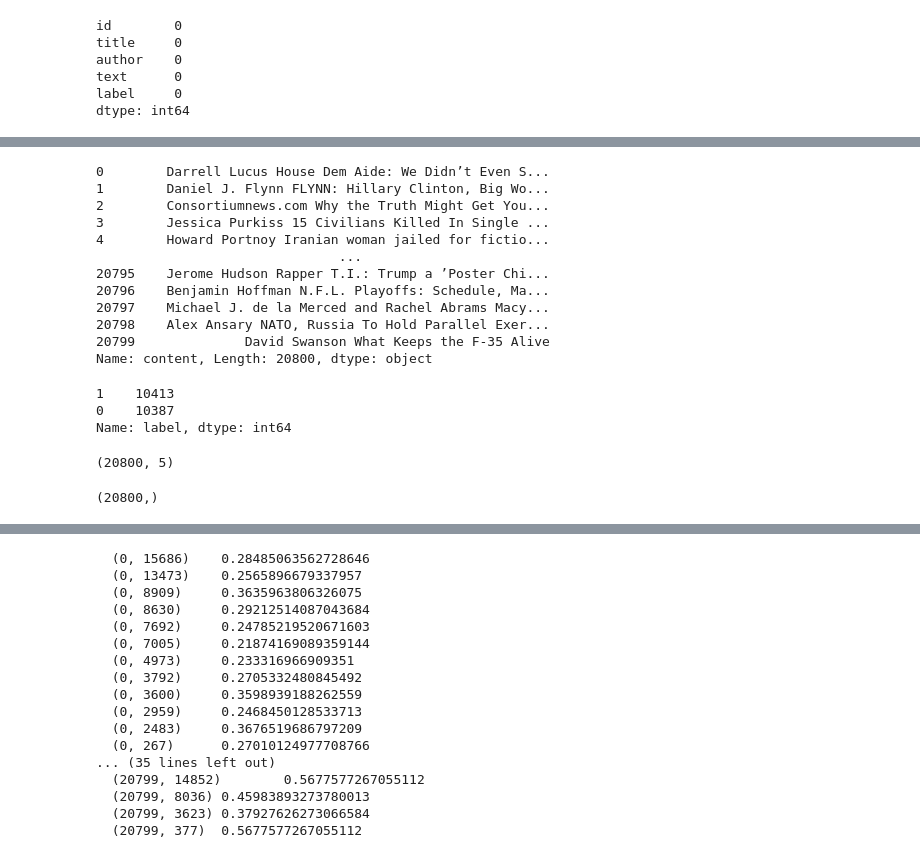
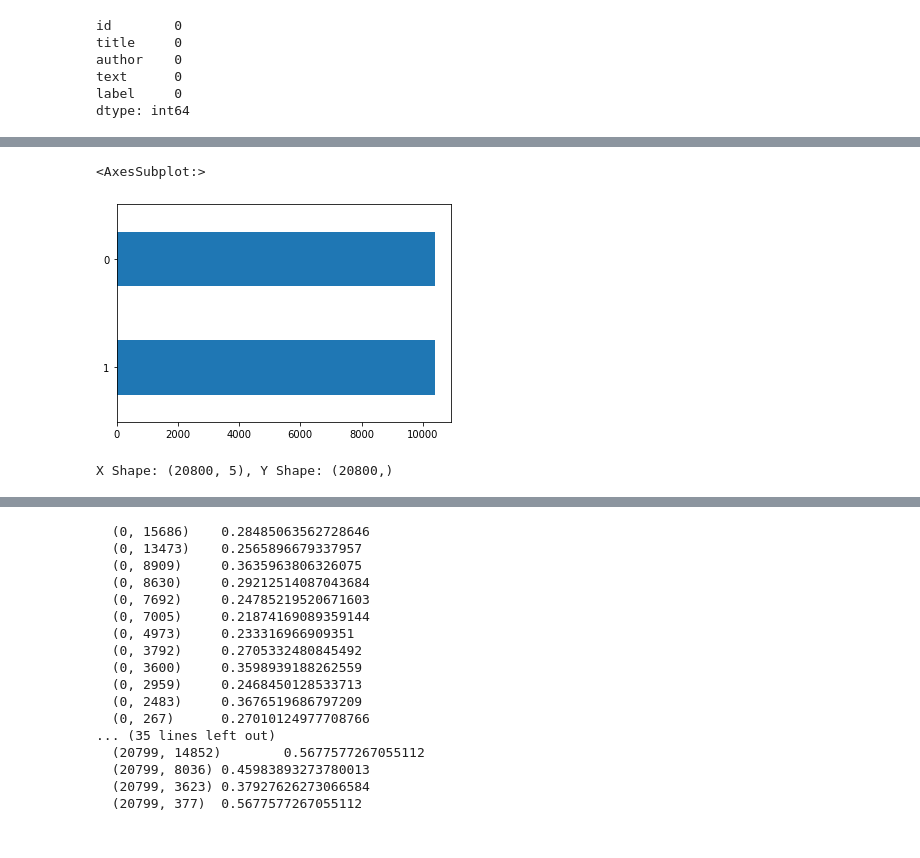
Before and after one commit to jmart95/Fake-News-Classification-Passive-Aggressive, a Jupyter notebook: fake-news-detection-model-comparison.ipynb, the cells around one changed output, grey strips where cells are left out. Drawn from its saved outputs; the diff is of its cells as text; code cells hidden in the pictures.

```diff
--- a/fake-news-detection-model-comparison.ipynb
+++ b/fake-news-detection-model-comparison.ipynb
@@ -73,4 +74,4 @@ label     0
 dtype: int64
 # %%
 # merging the author name and news title
-news_data['content'] = news_data['author']+' '+news_data['title']
+news_data['content'] = news_data['author']+' '+news_data['title']; print(news_data['content'])
@@ -77,37 +91,18 @@ news_data['content'] = news_data['author']+' '+news_data['title']
-# %%
-print(news_data['content'])
-# %% [output]
-0        Darrell Lucus House Dem Aide: We Didn’t Even S...
-1        Daniel J. Flynn FLYNN: Hillary Clinton, Big Wo...
-2        Consortiumnews.com Why the Truth Might Get You...
-3        Jessica Purkiss 15 Civilians Killed In Single ...
-4        Howard Portnoy Iranian woman jailed for fictio...
-                               ...
-20795    Jerome Hudson Rapper T.I.: Trump a ’Poster Chi...
-20796    Benjamin Hoffman N.F.L. Playoffs: Schedule, Ma...
-20797    Michael J. de la Merced and Rachel Abrams Macy...
-20798    Alex Ansary NATO, Russia To Hold Parallel Exer...
-20799              David Swanson What Keeps the F-35 Alive
-Name: content, Length: 20800, dtype: object
 # %%
 # separating the data & label
 
 ## Get the Independent Features
 X = news_data.drop(columns='label', axis=1)
 ## Get the Dependent features
 Y = news_data['label']
+
+# Check for Class Imbalance
+Y.value_counts().plot(kind='barh')
+# %% [output]
+<AxesSubplot:>
+[figure, added]
-# %%
-Y.value_counts()
-# %% [output]
-1    10413
-0    10387
-Name: label, dtype: int64
 # %%
-X.shape
+print('X Shape: {}, Y Shape: {}'.format(X.shape, Y.shape))
 # %% [output]
-(20800, 5)
+X Shape: (20800, 5), Y Shape: (20800,)
-# %%
-Y.shape
-# %% [output]
-(20800,)
 # %%
```
Also changed, not shown: parts of 19 cells of this notebook.
